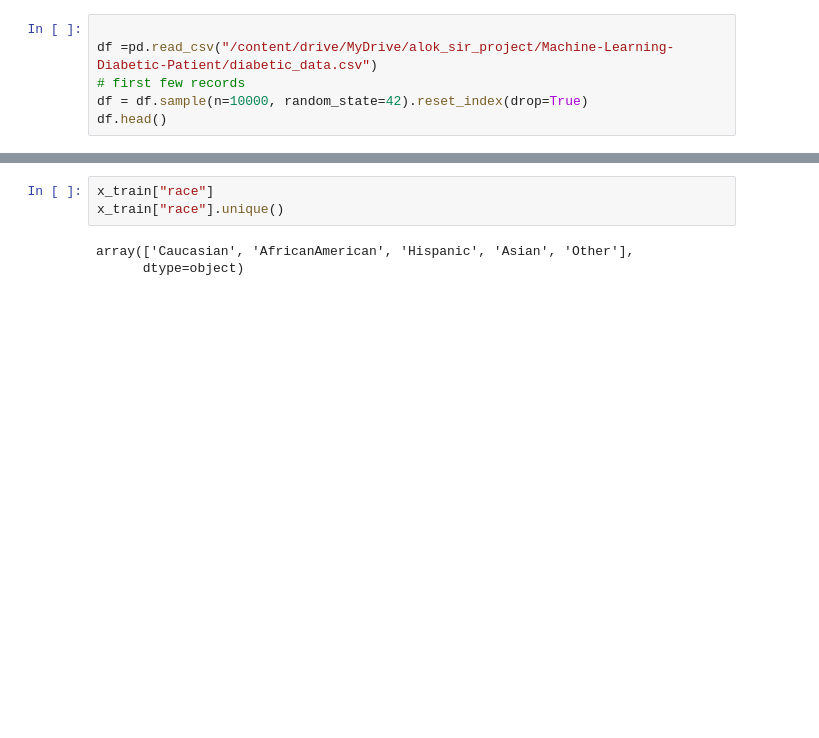
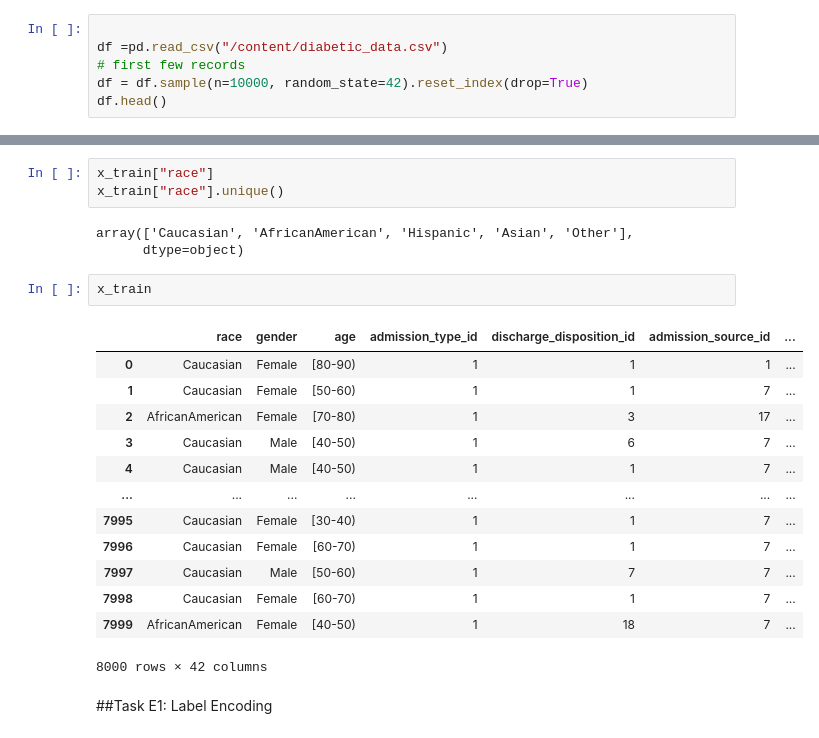
Before and after one commit to Shlokp2707/Machine-Learning-Diabetic-Patient, a Jupyter notebook: ml_project _alok.ipynb, the cells around one changed output, grey strips where cells are left out. Saved outputs shown, nothing was run; the diff lists cells and outputs as text; blank space fills up the shorter version.

```diff
--- a/ml_project _alok.ipynb
+++ b/ml_project _alok.ipynb
@@ -11,7 +11,7 @@ warnings.filterwarnings("ignore")
 ### Task B1
 # %%
 
-df =pd.read_csv("/content/drive/MyDrive/alok_sir_project/Machine-Learning-Diabetic-Patient/diabetic_data.csv")
+df =pd.read_csv("/content/diabetic_data.csv")
 # first few records
 df = df.sample(n=10000, random_state=42).reset_index(drop=True)
 df.head()
@@ -527,3 +525,21 @@ x_train["race"].unique()
 # %% [output]
 array(['Caucasian', 'AfricanAmerican', 'Hispanic', 'Asian', 'Other'],
       dtype=object)
+# %%
+x_train
+# %% [output]
+|  | race | gender | age | admission_type_id | discharge_disposition_id | admission_source_id | ... |
+| 0 | Caucasian | Female | [80-90) | 1 | 1 | 1 | ... |
+| 1 | Caucasian | Female | [50-60) | 1 | 1 | 7 | ... |
+| 2 | AfricanAmerican | Female | [70-80) | 1 | 3 | 17 | ... |
+| 3 | Caucasian | Male | [40-50) | 1 | 6 | 7 | ... |
+| 4 | Caucasian | Male | [40-50) | 1 | 1 | 7 | ... |
+| ... | ... | ... | ... | ... | ... | ... | ... |
+| 7995 | Caucasian | Female | [30-40) | 1 | 1 | 7 | ... |
+| 7996 | Caucasian | Female | [60-70) | 1 | 1 | 7 | ... |
+| 7997 | Caucasian | Male | [50-60) | 1 | 7 | 7 | ... |
+| 7998 | Caucasian | Female | [60-70) | 1 | 1 | 7 | ... |
+| 7999 | AfricanAmerican | Female | [40-50) | 1 | 18 | 7 | ... |
+8000 rows × 42 columns
+# %% [markdown]
+##Task E1: Label Encoding
```
Also changed, not shown: parts of 5 cells of this notebook.
